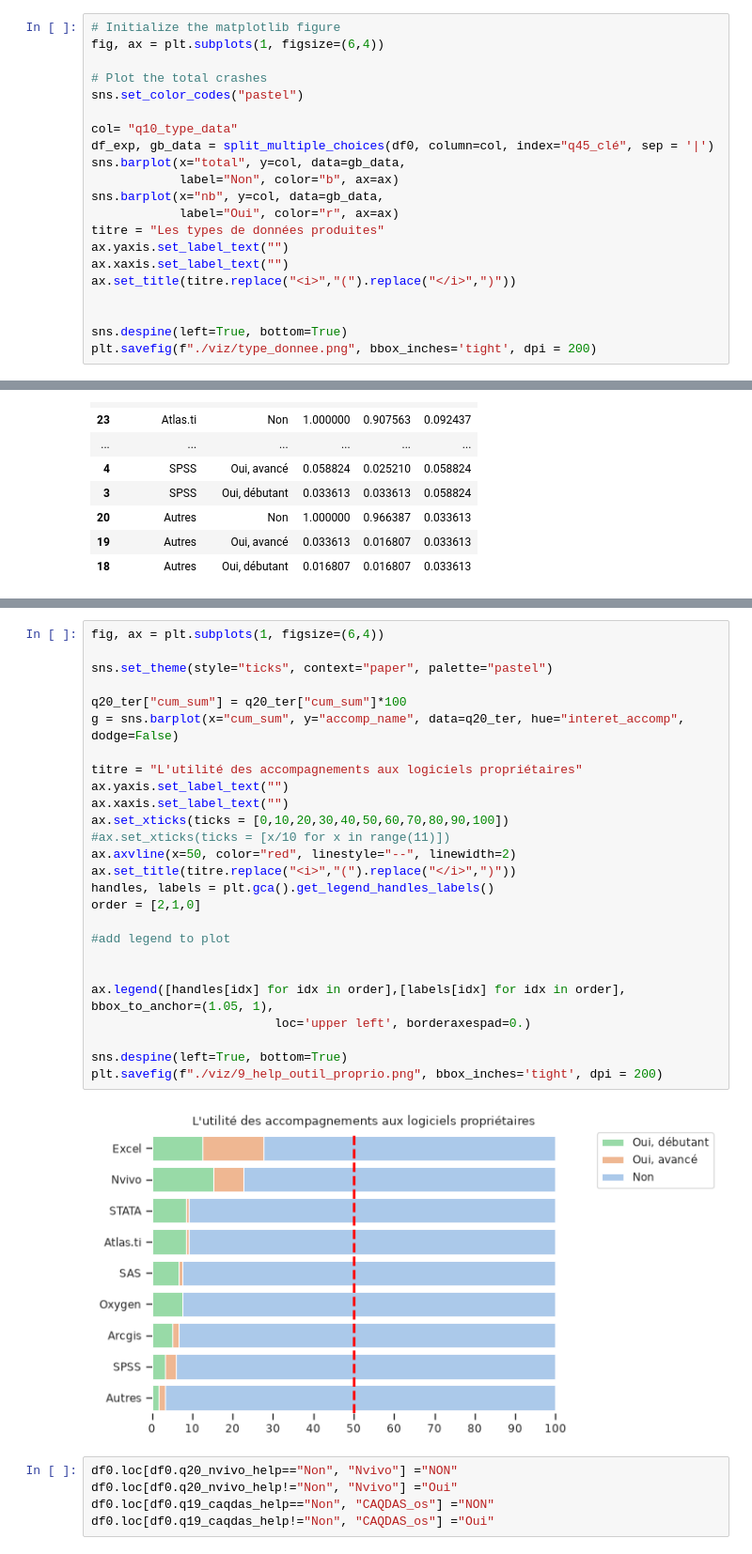
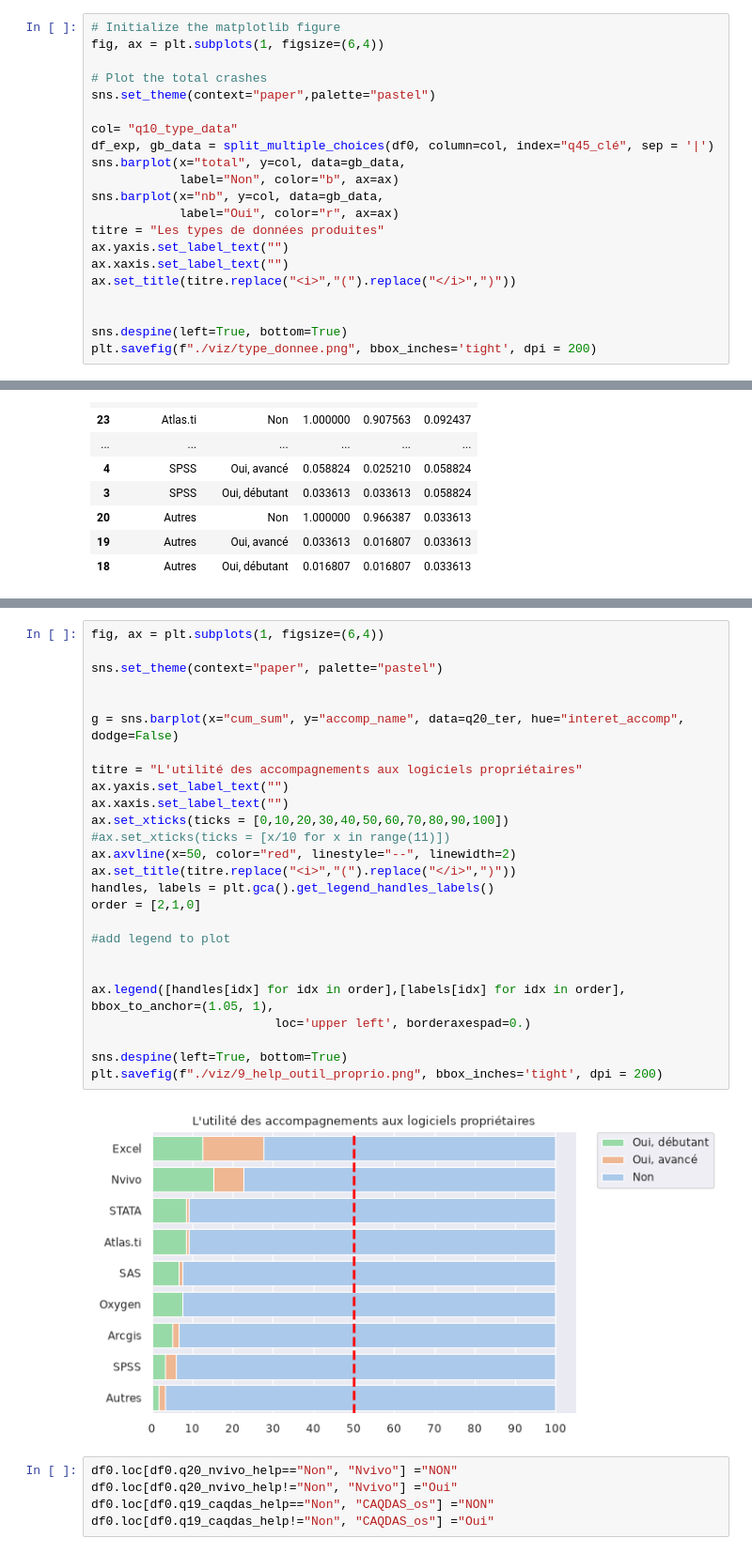
Before and after one commit to luneauaymeric/enquete_SO_p8, a Jupyter notebook: script_analyse/stat_descriptive/production_et_analyse_donnees.ipynb, the cells around one changed output, grey strips where cells are left out. Shown at 94% size. Cells and saved outputs as stored; diff of their text form.

```diff
--- a/script_analyse/stat_descriptive/production_et_analyse_donnees.ipynb
+++ b/script_analyse/stat_descriptive/production_et_analyse_donnees.ipynb
@@ -155,7 +155,7 @@ print("\n### Dépôt dans Octaviana détaillé \n", type_data.to_markdown())
 fig, ax = plt.subplots(1, figsize=(6,4))
 
 # Plot the total crashes
-sns.set_color_codes("pastel")
+sns.set_theme(context="paper",palette="pastel")
 
 col= "q10_type_data"
 df_exp, gb_data = split_multiple_choices(df0, column=col, index="q45_clé", sep = '|')
@@ -1169,31 +1157,31 @@ q20_ter
 # %%
 fig, ax = plt.subplots(1, figsize=(6,4))
 
-sns.set_theme(style="ticks", context="paper", palette="pastel")
+sns.set_theme(context="paper", palette="pastel")
 
-q20_ter["cum_sum"] = q20_ter["cum_sum"]*100
+
 g = sns.barplot(x="cum_sum", y="accomp_name", data=q20_ter, hue="interet_accomp", dodge=False)
 
 titre = "L'utilité des accompagnements aux logiciels propriétaires"
 ax.yaxis.set_label_text("")
 ax.xaxis.set_label_text("")
 ax.set_xticks(ticks = [0,10,20,30,40,50,60,70,80,90,100])
 #ax.set_xticks(ticks = [x/10 for x in range(11)])
 ax.axvline(x=50, color="red", linestyle="--", linewidth=2)
 ax.set_title(titre.replace("<i>","(").replace("</i>",")"))
 handles, labels = plt.gca().get_legend_handles_labels()
 order = [2,1,0]
 
 #add legend to plot
 
 
 ax.legend([handles[idx] for idx in order],[labels[idx] for idx in order], bbox_to_anchor=(1.05, 1),
                          loc='upper left', borderaxespad=0.)
 
 sns.despine(left=True, bottom=True)
 plt.savefig(f"./viz/9_help_outil_proprio.png", bbox_inches='tight', dpi = 200)
 # %% [output]
-[figure, old version]
+[figure, new version]
 # %%
 df0.loc[df0.q20_nvivo_help=="Non", "Nvivo"] ="NON"
 df0.loc[df0.q20_nvivo_help!="Non", "Nvivo"] ="Oui"
```
Also changed, not shown: parts of 6 cells of this notebook, 7 other files.
